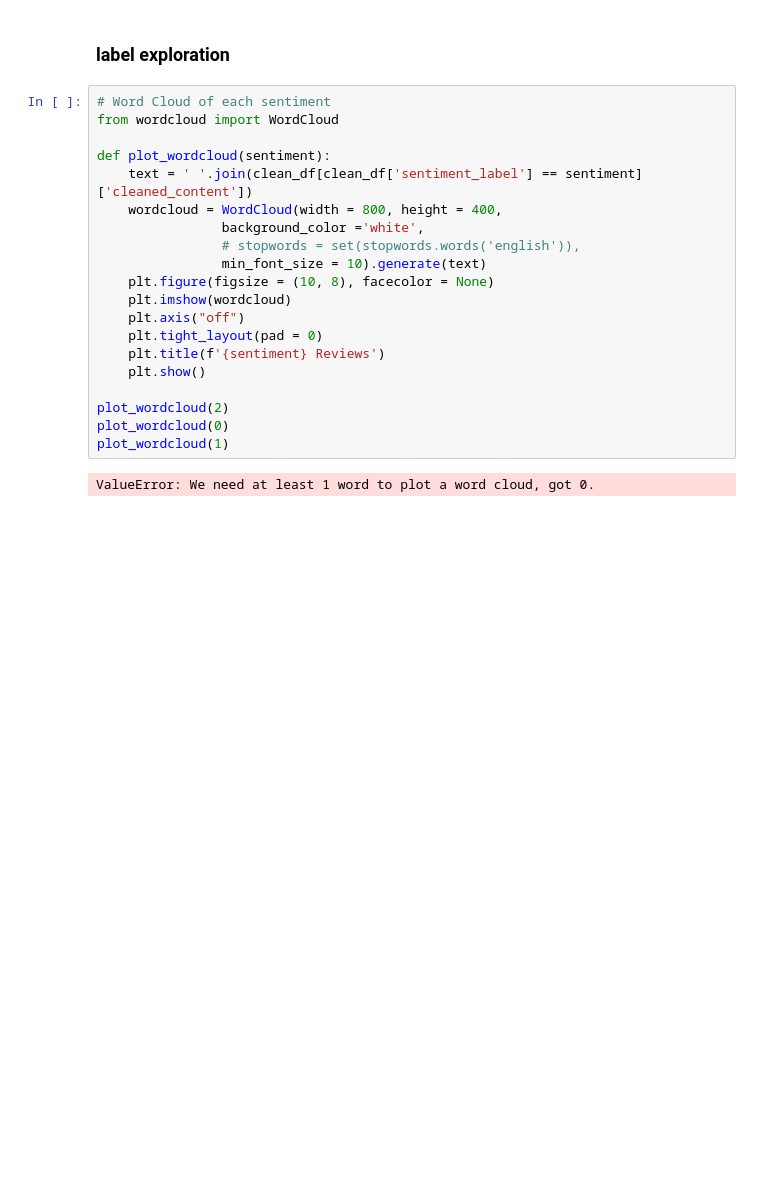
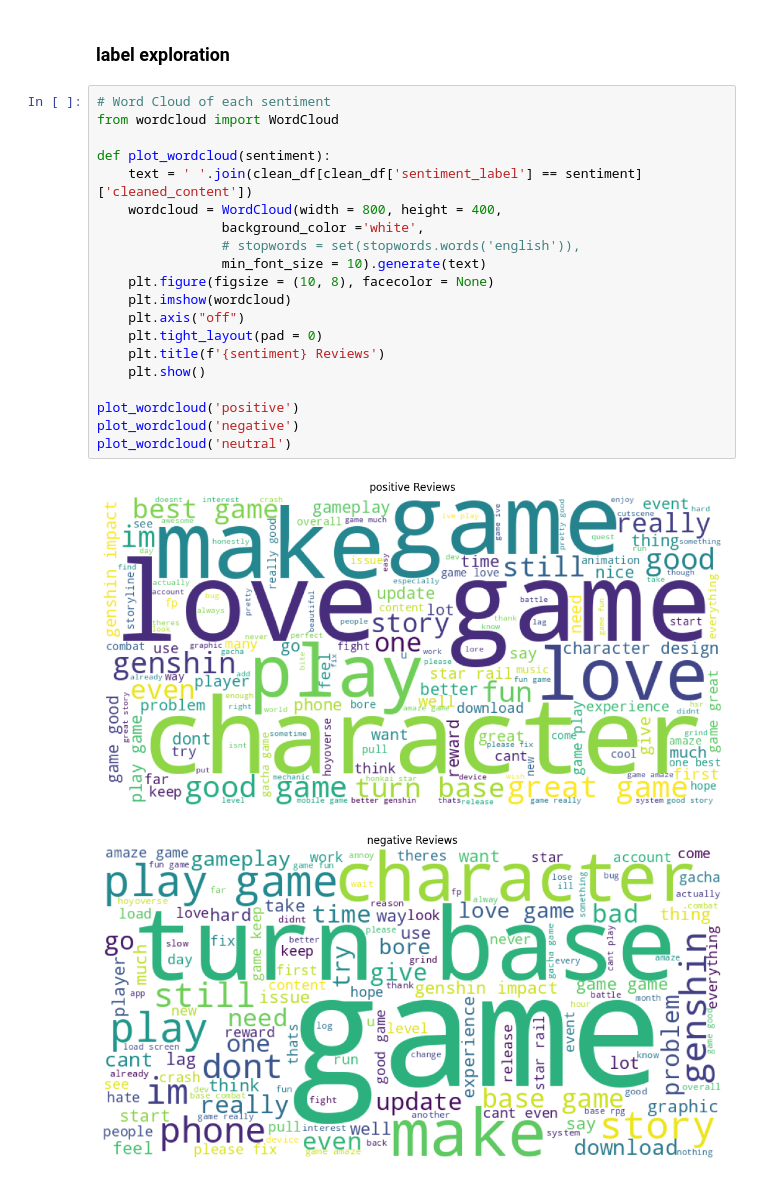
Before and after one commit to aditmulyatama/sentiment_analysis_project, a Jupyter notebook: modeling/proyek_analisis_sentimen.ipynb, the cells around one changed output. Drawn from its saved outputs; the diff is of its cells as text; blank space fills up the shorter version.

```diff
--- a/modeling/proyek_analisis_sentimen.ipynb
+++ b/modeling/proyek_analisis_sentimen.ipynb
@@ -327,22 +353,23 @@ Name: count, dtype: int64
 # %%
 # Word Cloud of each sentiment
 from wordcloud import WordCloud
 
 def plot_wordcloud(sentiment):
     text = ' '.join(clean_df[clean_df['sentiment_label'] == sentiment]['cleaned_content'])
     wordcloud = WordCloud(width = 800, height = 400,
                 background_color ='white',
                 # stopwords = set(stopwords.words('english')),
                 min_font_size = 10).generate(text)
     plt.figure(figsize = (10, 8), facecolor = None)
     plt.imshow(wordcloud)
     plt.axis("off")
     plt.tight_layout(pad = 0)
     plt.title(f'{sentiment} Reviews')
     plt.show()
 
-plot_wordcloud(2)
-plot_wordcloud(0)
-plot_wordcloud(1)
+plot_wordcloud('positive')
+plot_wordcloud('negative')
+plot_wordcloud('neutral')
 # %% [output]
-ValueError: We need at least 1 word to plot a word cloud, got 0.
+[figure, added]
+[figure, added]
```
Also changed, not shown: parts of 30 cells of this notebook, 1 other file.
